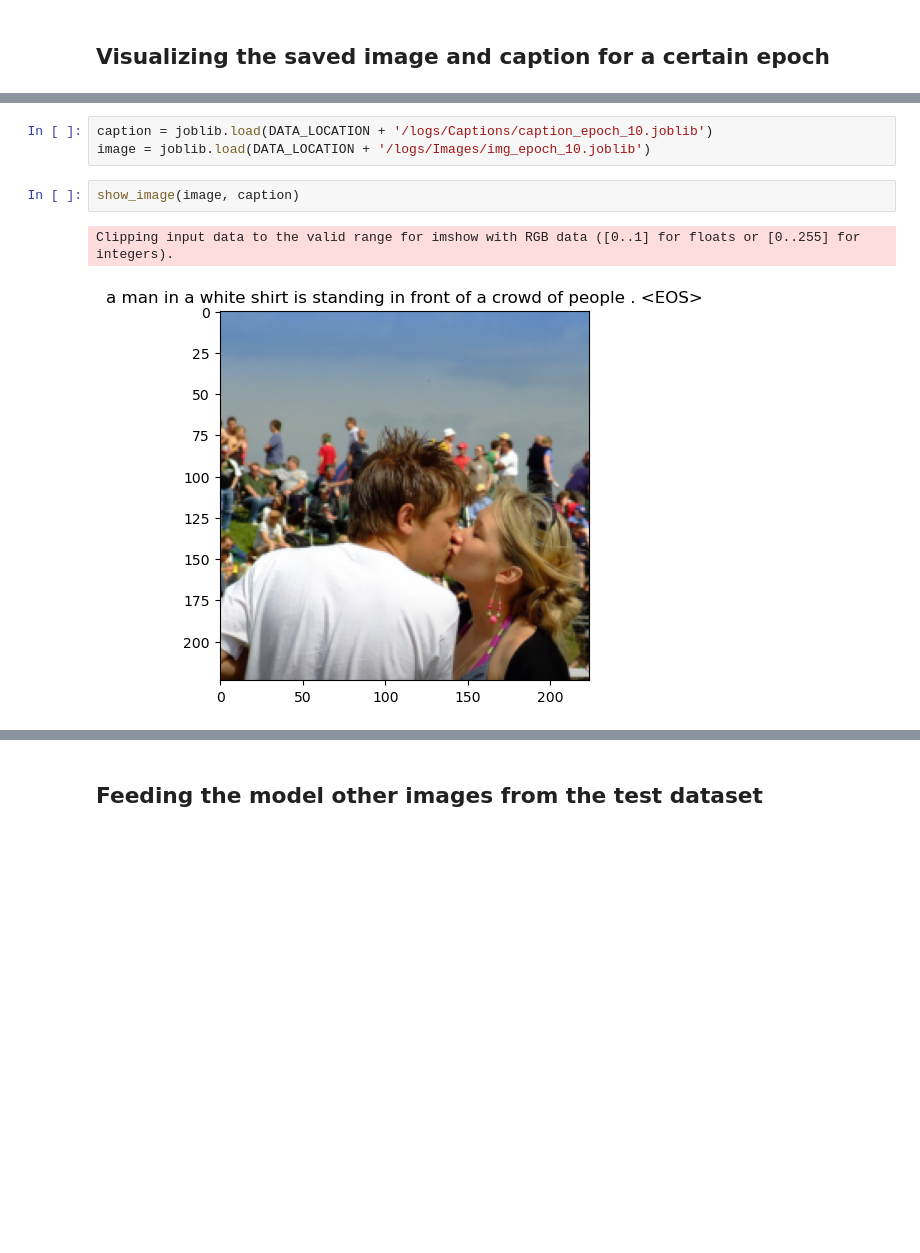
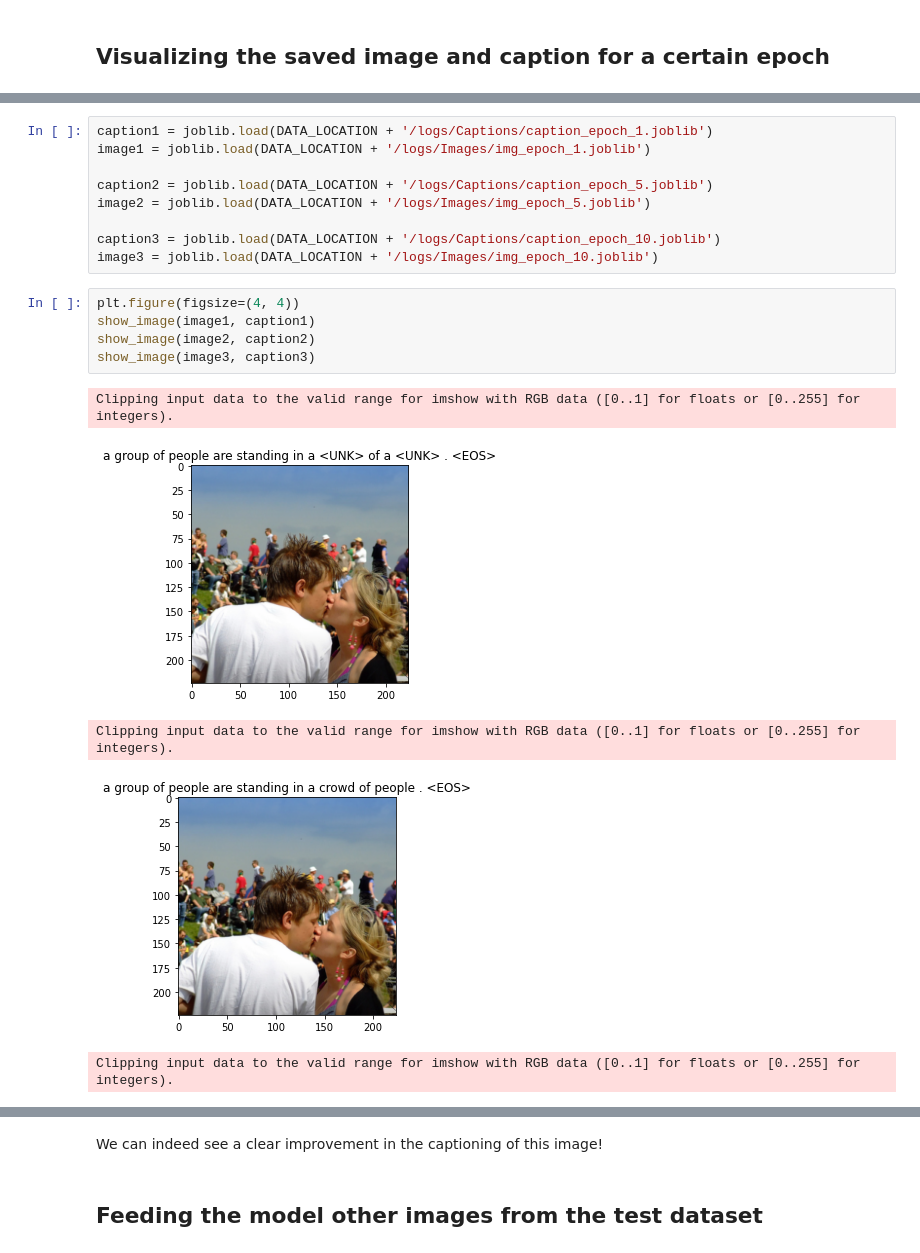
Before and after one commit to DCC-UAB/Image_Captioning, a Jupyter notebook: SRC/Visualization.ipynb, the cells around one changed output, grey strips where cells are left out. Cells and saved outputs as stored; diff of their text form; blank space fills up the shorter version.

```diff
--- a/SRC/Visualization.ipynb
+++ b/SRC/Visualization.ipynb
@@ -28,8 +46,20 @@ RuntimeError: Error(s) in loading state_dict for EncoderDecoder:
 # %%
-caption = joblib.load(DATA_LOCATION + '/logs/Captions/caption_epoch_10.joblib')
-image = joblib.load(DATA_LOCATION + '/logs/Images/img_epoch_10.joblib')
+caption1 = joblib.load(DATA_LOCATION + '/logs/Captions/caption_epoch_1.joblib')
+image1 = joblib.load(DATA_LOCATION + '/logs/Images/img_epoch_1.joblib')
+
+caption2 = joblib.load(DATA_LOCATION + '/logs/Captions/caption_epoch_5.joblib')
+image2 = joblib.load(DATA_LOCATION + '/logs/Images/img_epoch_5.joblib')
+
+caption3 = joblib.load(DATA_LOCATION + '/logs/Captions/caption_epoch_10.joblib')
+image3 = joblib.load(DATA_LOCATION + '/logs/Images/img_epoch_10.joblib')
 # %%
-show_image(image, caption)
+plt.figure(figsize=(4, 4))
+show_image(image1, caption1)
+show_image(image2, caption2)
+show_image(image3, caption3)
 # %% [output]
 Clipping input data to the valid range for imshow with RGB data ([0..1] for floats or [0..255] for integers).
-[figure, old version]
+[figure, new version]
+Clipping input data to the valid range for imshow with RGB data ([0..1] for floats or [0..255] for integers).
+[figure, added]
+Clipping input data to the valid range for imshow with RGB data ([0..1] for floats or [0..255] for integers).
@@ -36,3 +67,5 @@ Clipping input data to the valid range for imshow with RGB data ([0..1] for floa
+# %% [markdown]
+We can indeed see a clear improvement in the captioning of this image!
 # %% [markdown]
 ## Feeding the model other images from the test dataset
 # %% [markdown]
```
Also changed, not shown: parts of 16 cells of this notebook, 3 other files.
